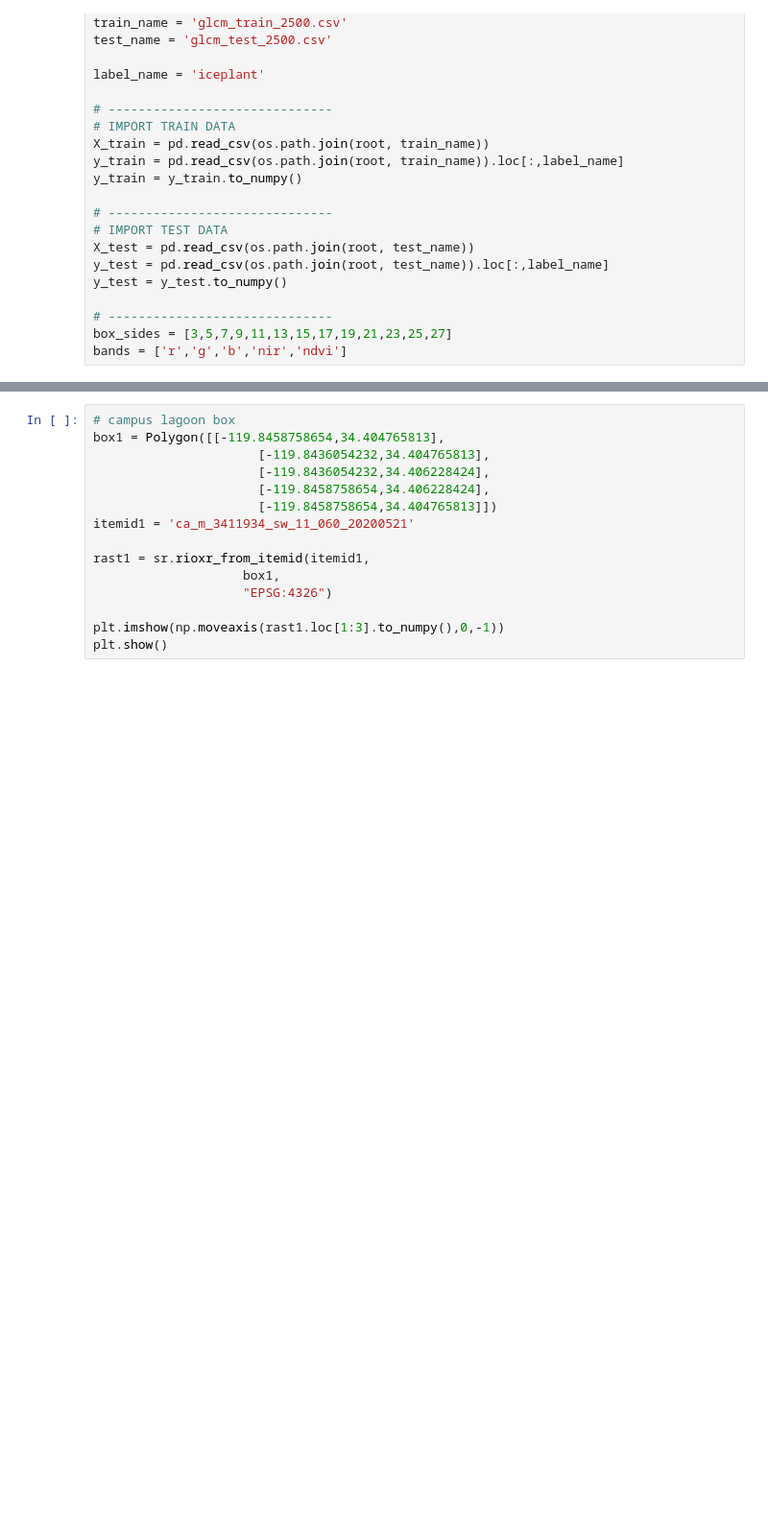
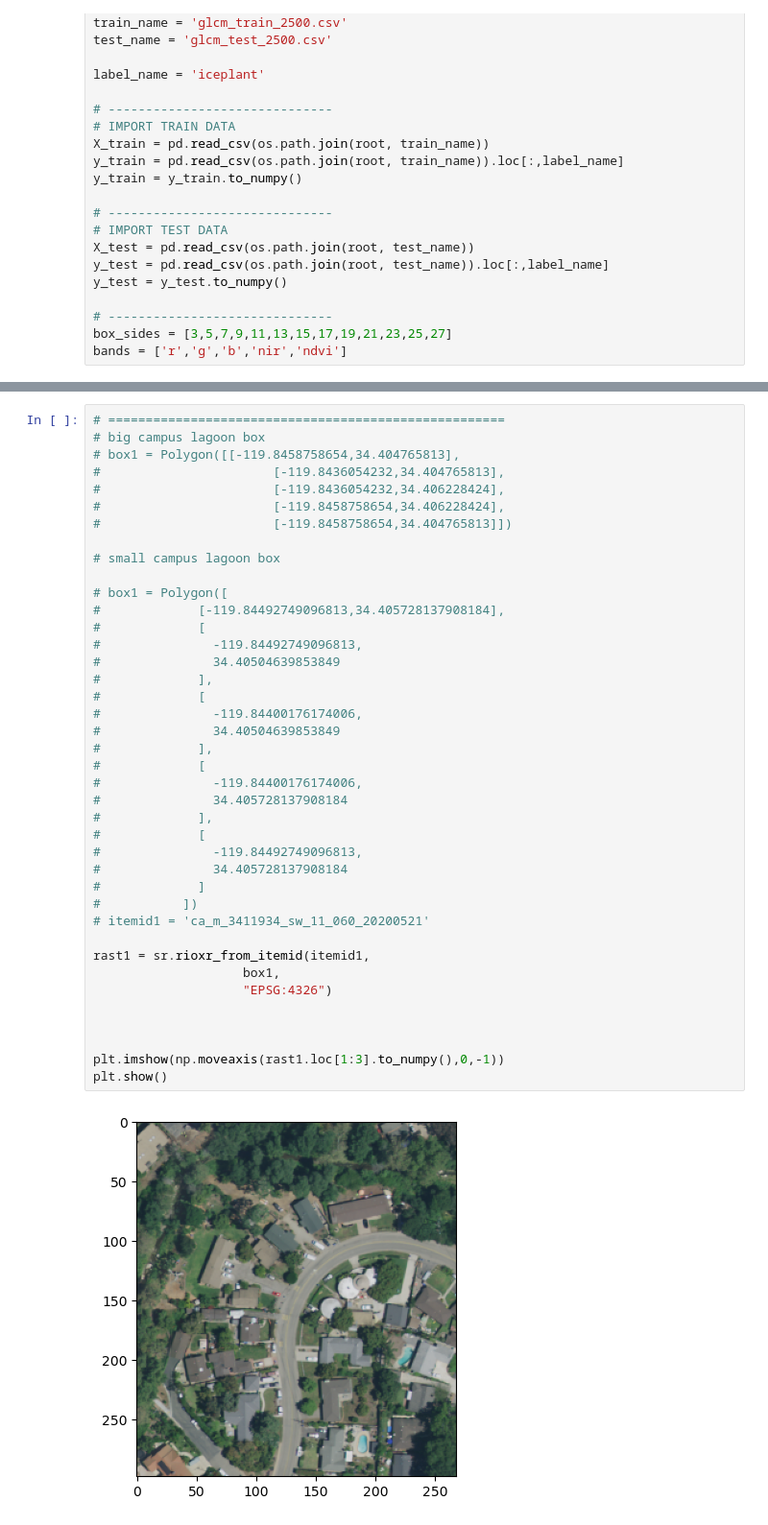
Before and after one commit to NCEAS/msai4earth-esa, a Jupyter notebook: iceplant_detection/images_window_size_experiments.ipynb, the cells around one changed output, grey strips where cells are left out. Shown at 96% size. Drawn from its saved outputs; the diff is of its cells as text; blank space fills up the shorter version.

```diff
--- a/iceplant_detection/images_window_size_experiments.ipynb
+++ b/iceplant_detection/images_window_size_experiments.ipynb
@@ -77,18 +153,45 @@ def classify_iceplant(raster, rfc, cols):
 # %%
-# campus lagoon box
-box1 = Polygon([[-119.8458758654,34.404765813],
-                      [-119.8436054232,34.404765813],
-                      [-119.8436054232,34.406228424],
-                      [-119.8458758654,34.406228424],
-                      [-119.8458758654,34.404765813]])
-itemid1 = 'ca_m_3411934_sw_11_060_20200521'
+# =====================================================
+# big campus lagoon box
+# box1 = Polygon([[-119.8458758654,34.404765813],
+#                       [-119.8436054232,34.404765813],
+#                       [-119.8436054232,34.406228424],
+#                       [-119.8458758654,34.406228424],
+#                       [-119.8458758654,34.404765813]])
+
+# small campus lagoon box
+
+# box1 = Polygon([
+#             [-119.84492749096813,34.405728137908184],
+#             [
+#               -119.84492749096813,
+#               34.40504639853849
+#             ],
+#             [
+#               -119.84400176174006,
+#               34.40504639853849
+#             ],
+#             [
+#               -119.84400176174006,
+#               34.405728137908184
+#             ],
+#             [
+#               -119.84492749096813,
+#               34.405728137908184
+#             ]
+#           ])
+# itemid1 = 'ca_m_3411934_sw_11_060_20200521'
 
 rast1 = sr.rioxr_from_itemid(itemid1,
                     box1,
                     "EPSG:4326")
 
+
+
 plt.imshow(np.moveaxis(rast1.loc[1:3].to_numpy(),0,-1))
 plt.show()
+# %% [output]
+[figure, added]
 # %%
 # feats is only a vector with the labels for the different models
 images = []
```
Also changed, not shown: parts of 6 cells of this notebook.
